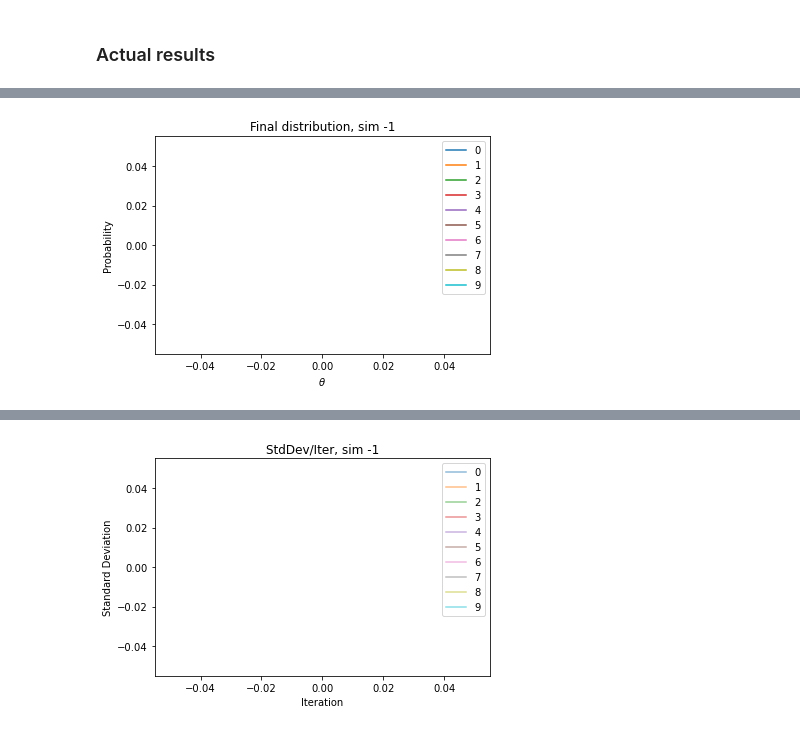
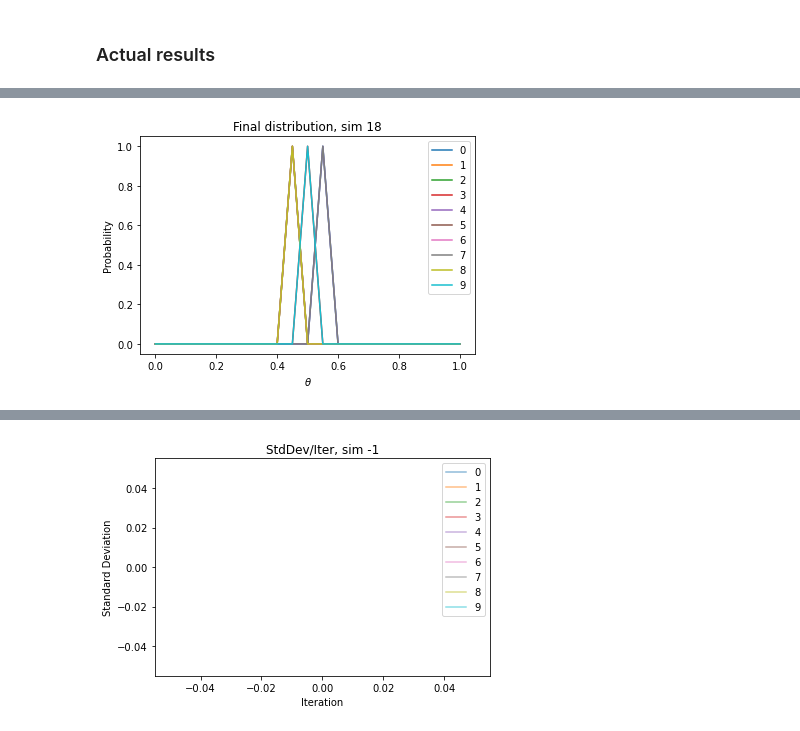
Before and after one commit to YutongB/Opinion-Dynamics, a Jupyter notebook: interact.ipynb, the cells around one changed output, grey strips where cells are left out. Drawn from its saved outputs; the diff is of its cells as text; code cells hidden in the pictures.

```diff
--- a/interact.ipynb
+++ b/interact.ipynb
@@ -135,7 +132,8 @@ res.plot_initial_distr()
-# %%
-res.plot_final_distr()
-# %% [output]
-[figure, removed]
+# %%
+
+res.plot_final_distr(18)
+# %% [output]
+[figure, added]
 # %%
 res.plot_mean()
 # %% [output]
```
Also changed, not shown: parts of 4 cells of this notebook, 2 other files.
